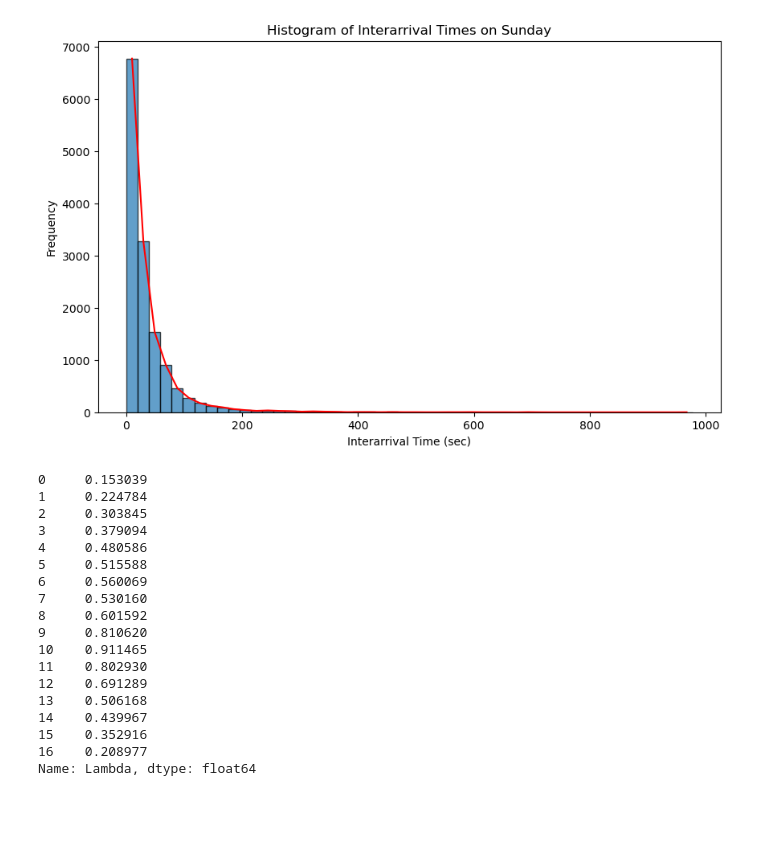
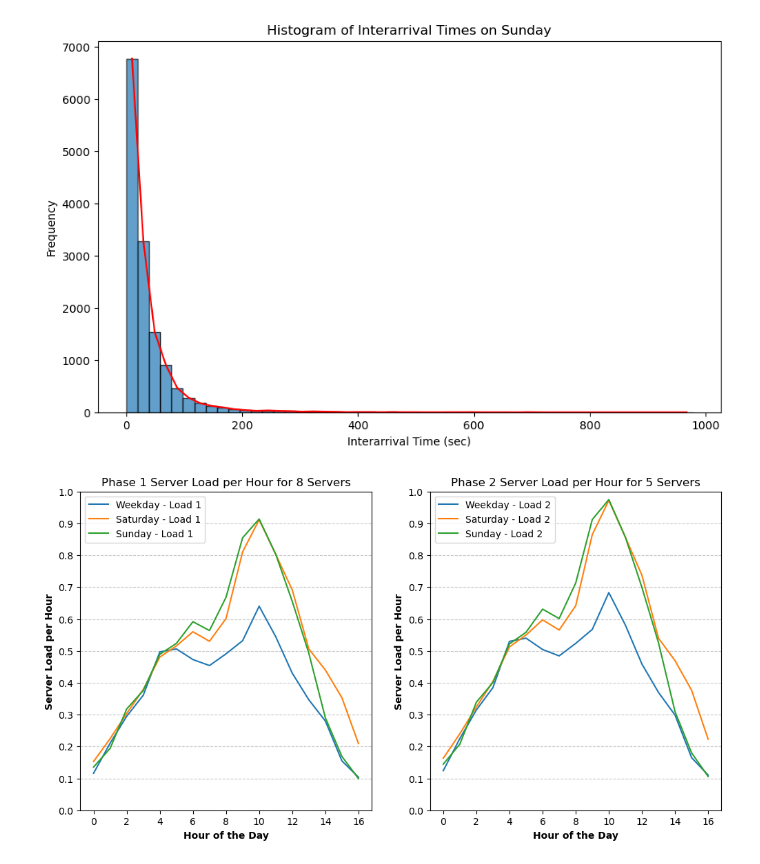
Before and after one commit to nandob7/ASM-Case2, a Jupyter notebook: case2.ipynb, the cells around one changed output. Cells and saved outputs as stored; diff of their text form; code cells hidden in the pictures; blank space fills up the shorter version.

Commit message:
server load plots

```diff
--- a/case2.ipynb
+++ b/case2.ipynb
@@ -207,25 +197,46 @@ hist_maker(sunday, "Sunday")
 [figure]
 [figure]
 # %%
-c = 8
-load = df_saturday['Lambda']/(c*(1/(2.25/60)))
-load
+c1 = 8
+c2 = 5
+s1 = 2.25
+s2 = 1.5
+
+# Create subplots for Phase 1 and Phase 2
+fig, (ax1, ax2) = plt.subplots(1, 2, figsize=(12, 6))
+
+days_of_week = ['Weekday', 'Saturday', 'Sunday']
+
+# Plot for Phase 1
+for i, df in enumerate([df_weekday, df_saturday, df_sunday]):
+    load1 = df['Lambda'] / (c1 * (1 / (s1 / 60)))
+    ax1.plot(df['Hour'], load1, label=f'{days_of_week[i]} - Load 1')
+
+ax1.set_xlabel('Hour of the Day', fontweight='bold')
+ax1.set_ylabel('Server Load per Hour', fontweight='bold')
+ax1.grid(axis='y', linestyle='--', alpha=0.7)
+ax1.set_title(f'Phase 1 Server Load per Hour for {c1} Servers')
+ax1.legend()
+ax1.set_ylim(0, 1)
+ax1.set_yticks([0, 0.1, 0.2, 0.3, 0.4, 0.5, 0.6, 0.7, 0.8, 0.9, 1.0])
+
+# Plot for Phase 2
+for i, df in enumerate([df_weekday, df_saturday, df_sunday]):
+    load2 = df['Lambda'] / (c2 * (1 / (s2 / 60)))
+    ax2.plot(df['Hour'], load2, label=f'{days_of_week[i]} - Load 2')
+
+ax2.set_xlabel('Hour of the Day', fontweight='bold')
+ax2.set_ylabel('Server Load per Hour', fontweight='bold')
+ax2.grid(axis='y', linestyle='--', alpha=0.7)
+ax2.set_title(f'Phase 2 Server Load per Hour for {c2} Servers')
+ax2.legend()
+ax2.set_ylim(0, 1)
+ax2.set_yticks([0, 0.1, 0.2, 0.3, 0.4, 0.5, 0.6, 0.7, 0.8, 0.9, 1.0])
+
+# Save figures
+plt.savefig("loads_phase1_and_phase2.png")
+
+# Show the figures
+plt.show()
 # %% [output]
-0     0.153039
-1     0.224784
-2     0.303845
-3     0.379094
-4     0.480586
-5     0.515588
-6     0.560069
-7     0.530160
-8     0.601592
-9     0.810620
-10    0.911465
-11    0.802930
-12    0.691289
-13    0.506168
-14    0.439967
-15    0.352916
-16    0.208977
-Name: Lambda, dtype: float64
+[figure, added]
```
Also changed, not shown: parts of 1 cell of this notebook, 1 other file.
